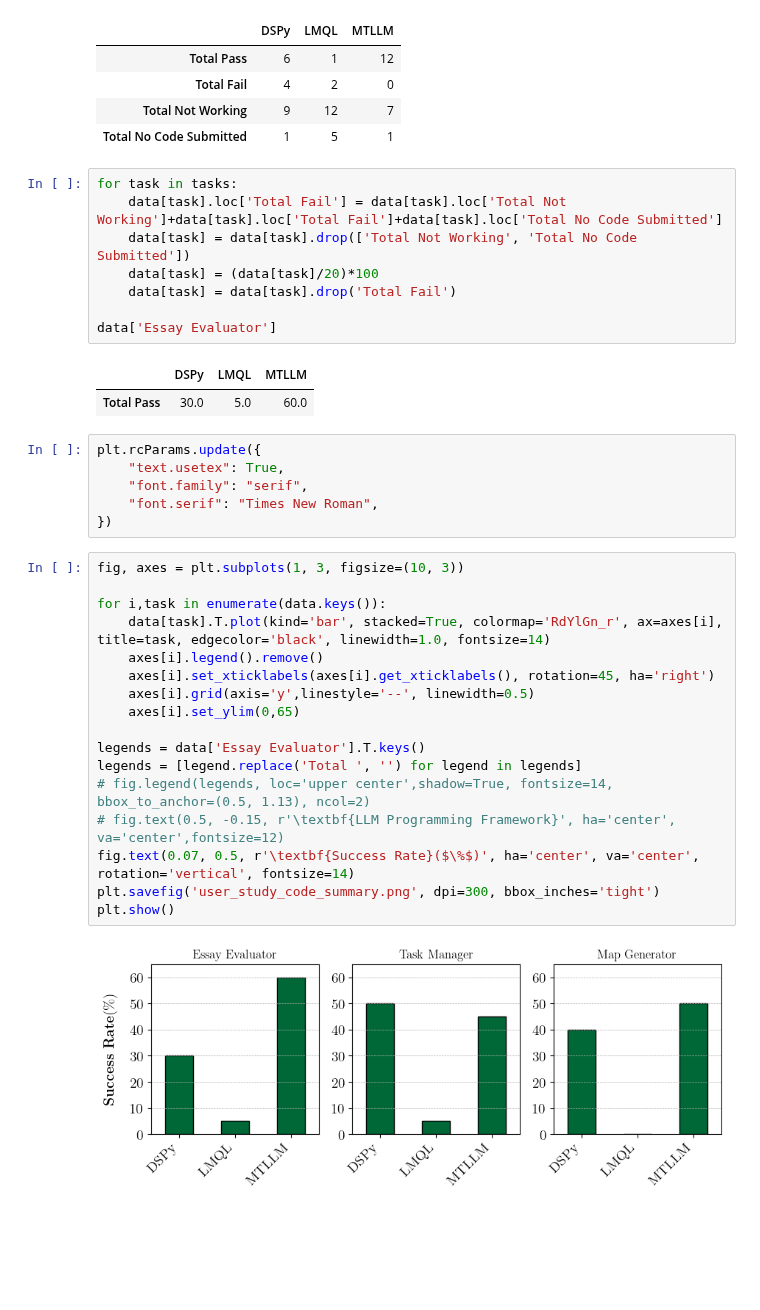
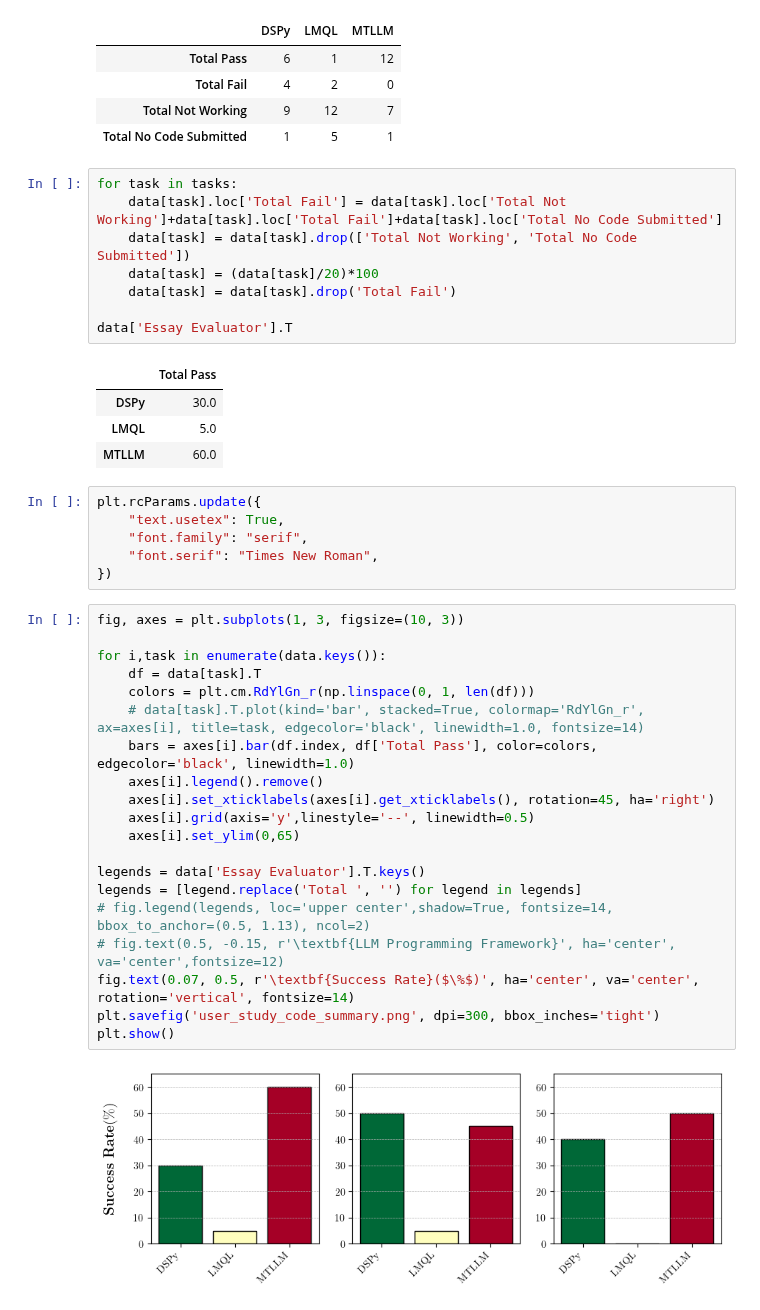
Before and after one commit to Jaseci-Labs/mtllm-evaluation, a Jupyter notebook: usabiity study/submitted code/code_analysis.ipynb, the cells around one changed output. Drawn from its saved outputs; the diff is of its cells as text; blank space fills up the shorter version.

Commit message:
UPDATED GRAPHS

```diff
--- a/usabiity study/submitted code/code_analysis.ipynb
+++ b/usabiity study/submitted code/code_analysis.ipynb
@@ -35,10 +35,12 @@ for task in tasks:
     data[task] = (data[task]/20)*100
     data[task] = data[task].drop('Total Fail')
 
-data['Essay Evaluator']
+data['Essay Evaluator'].T
 # %% [output]
-|  | DSPy | LMQL | MTLLM |
-| Total Pass | 30.0 | 5.0 | 60.0 |
+|  | Total Pass |
+| DSPy | 30.0 |
+| LMQL | 5.0 |
+| MTLLM | 60.0 |
 # %%
 plt.rcParams.update({
     "text.usetex": True,
@@ -48,19 +50,22 @@ plt.rcParams.update({
 # %%
 fig, axes = plt.subplots(1, 3, figsize=(10, 3))
 
 for i,task in enumerate(data.keys()):
-    data[task].T.plot(kind='bar', stacked=True, colormap='RdYlGn_r', ax=axes[i], title=task, edgecolor='black', linewidth=1.0, fontsize=14)
+    df = data[task].T
+    colors = plt.cm.RdYlGn_r(np.linspace(0, 1, len(df)))
+    # data[task].T.plot(kind='bar', stacked=True, colormap='RdYlGn_r', ax=axes[i], title=task, edgecolor='black', linewidth=1.0, fontsize=14)
+    bars = axes[i].bar(df.index, df['Total Pass'], color=colors, edgecolor='black', linewidth=1.0)
     axes[i].legend().remove()
     axes[i].set_xticklabels(axes[i].get_xticklabels(), rotation=45, ha='right')
     axes[i].grid(axis='y',linestyle='--', linewidth=0.5)
     axes[i].set_ylim(0,65)
 
 legends = data['Essay Evaluator'].T.keys()
 legends = [legend.replace('Total ', '') for legend in legends]
 # fig.legend(legends, loc='upper center',shadow=True, fontsize=14, bbox_to_anchor=(0.5, 1.13), ncol=2)
 # fig.text(0.5, -0.15, r'\textbf{LLM Programming Framework}', ha='center', va='center',fontsize=12)
 fig.text(0.07, 0.5, r'\textbf{Success Rate}($\%$)', ha='center', va='center', rotation='vertical', fontsize=14)
 plt.savefig('user_study_code_summary.png', dpi=300, bbox_inches='tight')
 plt.show()
 # %% [output]
-[figure, old version]
+[figure, new version]
```
Also changed, not shown: 7 other files.
